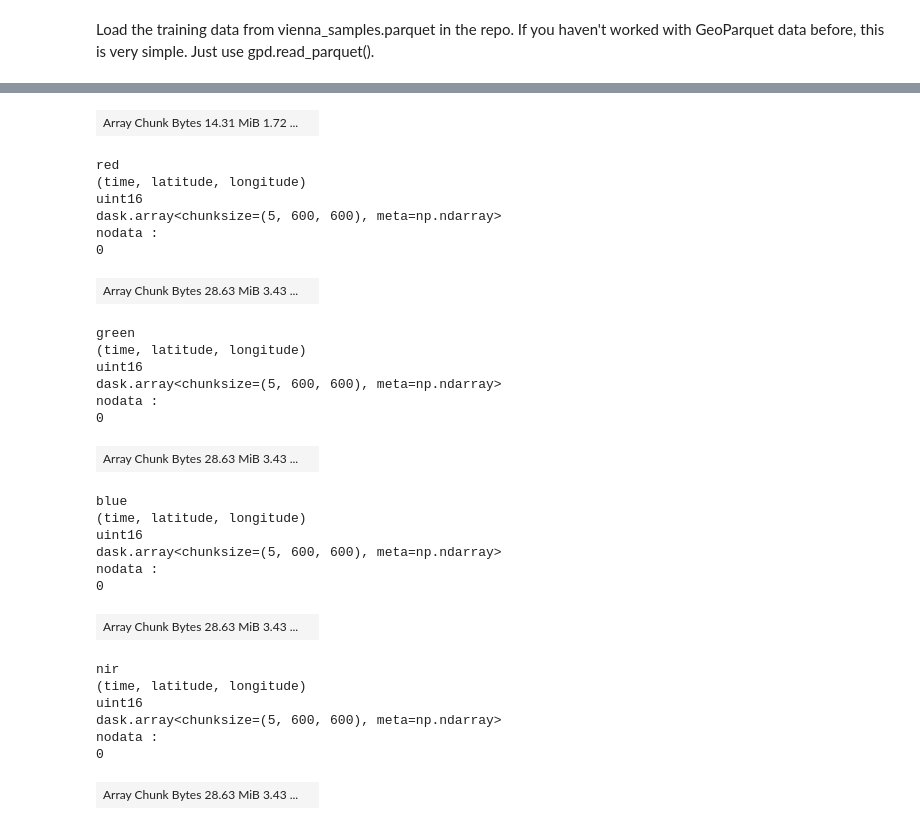
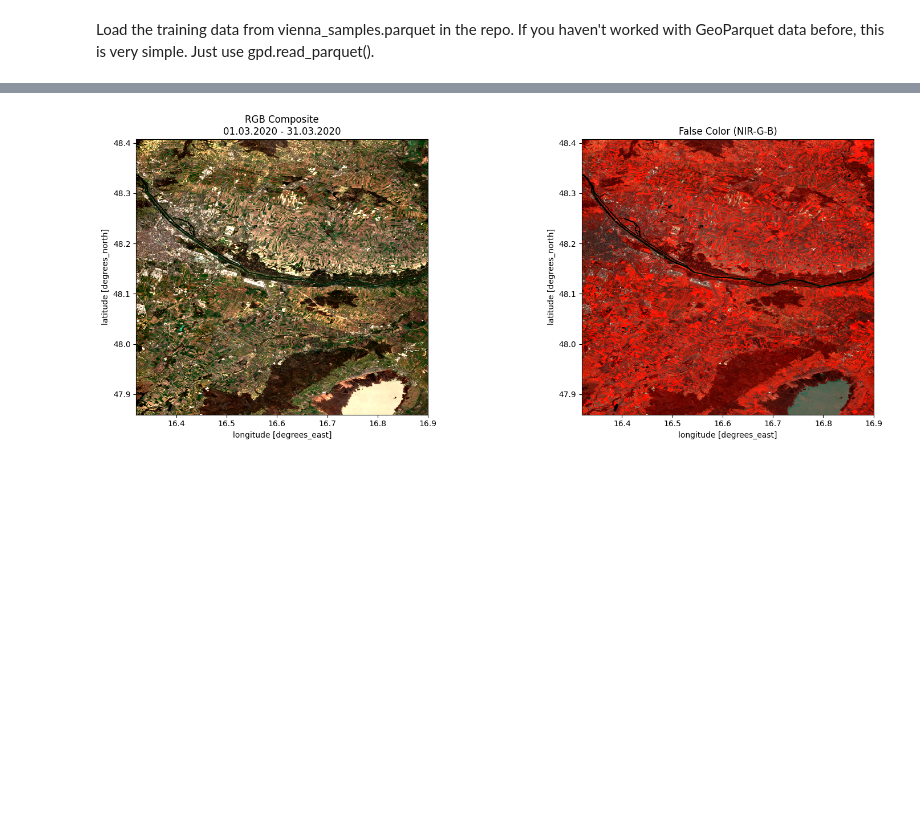
Before and after one commit to Jasonfan28/musa-650-spring2026, a Jupyter notebook: week06/lab script.ipynb, the cells around one changed output, grey strips where cells are left out. Cells and saved outputs as stored; diff of their text form; code cells hidden in the pictures; blank space fills up the shorter version.

```diff
--- a/week06/lab script.ipynb
+++ b/week06/lab script.ipynb
@@ -52,16 +131,34 @@ Vienna: 19 scenes found
 # %% [markdown]
 Load the training data from vienna_samples.parquet in the repo. If you haven't worked with GeoParquet data before, this is very simple. Just use gpd.read_parquet().
 # %%
-# define a geobox for my region
-geobox = GeoBox.from_bbox(vienna_bounds, crs=f"epsg:{epsg}", resolution=dx)
+def is_valid_pixel(data):
+    """Include vegetated, not_vegetated, water, and snow pixels (SCL classes 4-6 and 11)."""
+    return ((data > 3) & (data < 7)) | (data == 11)
 
-# lazily combine items into a datacube
-dc = odc.stac.load(
-    vienna_items,
-    bands=["scl", "red", "green", "blue", "nir"],
-    chunks={"time": 5, "x": 600, "y": 600},
-    geobox=geobox,
-    resampling="bilinear",
+
+valid_mask = is_valid_pixel(dc_vienna.scl)
+dc_valid = dc_vienna.where(valid_mask)
+
+all_median = (
+    dc_valid[["red", "green", "blue", "nir"]]
+    .to_dataarray(dim="band")
+    .median(dim="time")
+    .compute()
 )
-dc
+
+rgb_median = all_median.sel(band=["red", "green", "blue"])
+fc_median = all_median.sel(band=["nir", "green", "blue"])
+
+fig1, axes1 = plt.subplots(1, 2, figsize=(16, 6))
+rgb_median.plot.imshow(ax=axes1[0], robust=True)
+axes1[0].set_title(
+    f"RGB Composite\n{start_date.strftime('%d.%m.%Y')} - {end_date.strftime('%d.%m.%Y')}"
+)
+axes1[0].set_aspect("equal")
+
+fc_median.plot.imshow(ax=axes1[1], robust=True)
+axes1[1].set_title("False Color (NIR-G-B)")
+axes1[1].set_aspect("equal")
+
+plt.tight_layout()
 # %% [output]
@@ -85,30 +165,2 @@ nodata :
-| Array Chunk Bytes 14.31 MiB 1.72 ... |  |
-red
-(time, latitude, longitude)
-uint16
-dask.array<chunksize=(5, 600, 600), meta=np.ndarray>
-nodata :
-0
-| Array Chunk Bytes 28.63 MiB 3.43 ... |  |
-green
-(time, latitude, longitude)
-uint16
-dask.array<chunksize=(5, 600, 600), meta=np.ndarray>
-nodata :
-0
-| Array Chunk Bytes 28.63 MiB 3.43 ... |  |
-blue
-(time, latitude, longitude)
-uint16
-dask.array<chunksize=(5, 600, 600), meta=np.ndarray>
-nodata :
-0
-| Array Chunk Bytes 28.63 MiB 3.43 ... |  |
-nir
-(time, latitude, longitude)
-uint16
-dask.array<chunksize=(5, 600, 600), meta=np.ndarray>
-nodata :
-0
-| Array Chunk Bytes 28.63 MiB 3.43 ... |  |
+[figure, added]
 # %%
```
Also changed, not shown: parts of 9 cells of this notebook, 1 other file.
